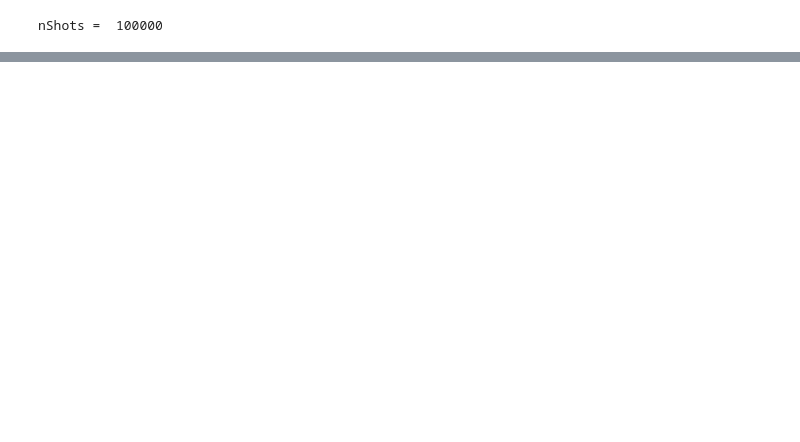
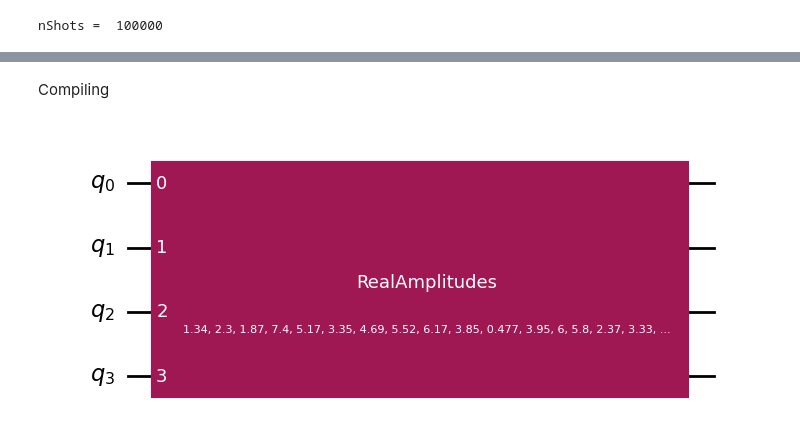
Before and after one commit to Zhelun-Li/QCBM, a Jupyter notebook: GS_Compiling.ipynb, the cells around one changed output, grey strips where cells are left out. Cells and saved outputs as stored; diff of their text form; code cells hidden in the pictures; blank space fills up the shorter version.

```diff
--- a/GS_Compiling.ipynb
+++ b/GS_Compiling.ipynb
@@ -17,7 +17,7 @@ from scipy.optimize import minimize
 # %%
 noise = False
 n_qubits = 4
-n_reps = 5
+n_reps = 4
 #nShots = 2**16
 nShots = int(1e5)
 print("nShots = ", nShots)
@@ -36,6 +36,7 @@ class VQE():
         self.loss_history = []
         self.sampler = None
         self.estimator = None
+        self.pm = None
 
 
         self.qc = QuantumCircuit(n_qubits)
@@ -48,6 +49,8 @@ class VQE():
         else:
             self.w = np.random.rand(len(self.qc.parameters))*2*np.pi
 
+        self.boundCircuit = None
+
     def transpile(self):
 
         aer = AerSimulator()
@@ -58,14 +61,14 @@ class VQE():
             aer = AerSimulator.from_backend(real_backend)
             self.estimator = Estimator(mode=aer)
             self.sampler = Sampler(mode = aer)
-            pm = generate_preset_pass_manager(backend=aer, optimization_level=3)
+            self.pm = generate_preset_pass_manager(backend=aer, optimization_level=3)
 
         else:
             self.estimator = Estimator( mode = aer)
             self.sampler = Sampler( mode = aer)
-            pm = generate_preset_pass_manager(backend=aer, optimization_level=3)
+            self.pm = generate_preset_pass_manager(backend=aer, optimization_level=3)
 
-            self.isa_qc = pm.run(self.qc)
+            self.isa_qc = self.pm.run(self.qc)
 
     def getH(self):
         ob_list = []
@@ -97,8 +100,27 @@ class VQE():
         res = minimize(self.loss, w, method='COBYLA', callback=callback, options={'maxiter': maxiter})
         self.w = res.x
         return res.x
+    def getBoundCircuit(self):
+
+        param_dict = {param: value for param, value in zip(self.qc.parameters, self.w )}
+        qc_bound = self.qc.copy().assign_parameters(param_dict,inplace=False)
+        self.boundCircuit = self.pm.run(qc_bound)
+        return qc_bound
+
+    def getDistribution(self,w = None):
+        if w == None:
+            w = self.w
+
+        tmp_circuit = self.qc.copy()
+        tmp_circuit.measure_all()
+        circuit = self.pm.run(tmp_circuit)
+        job = self.sampler.run([(circuit, w)], shots=self.shots)
+        result = job.result()[0].data.meas.get_counts()
+
+        probs = {k: v / self.shots for k, v in result.items()}
+        return probs
 # %%
-vqe = VQE()
+vqe = VQE(n_qubits = n_qubits, n_reps = n_reps)
 vqe.transpile()
 vqe.getH()
 vqe.train()
@@ -109,0 +140,8 @@ plt.title('VQE COBYLA')
+# %% [markdown]
+Compiling
+# %%
+boundCircuit = vqe.getBoundCircuit()
+# %%
+boundCircuit.draw('mpl')
+# %% [output]
+[figure, added]
```
Also changed, not shown: parts of 22 cells of this notebook, 1 other file.
